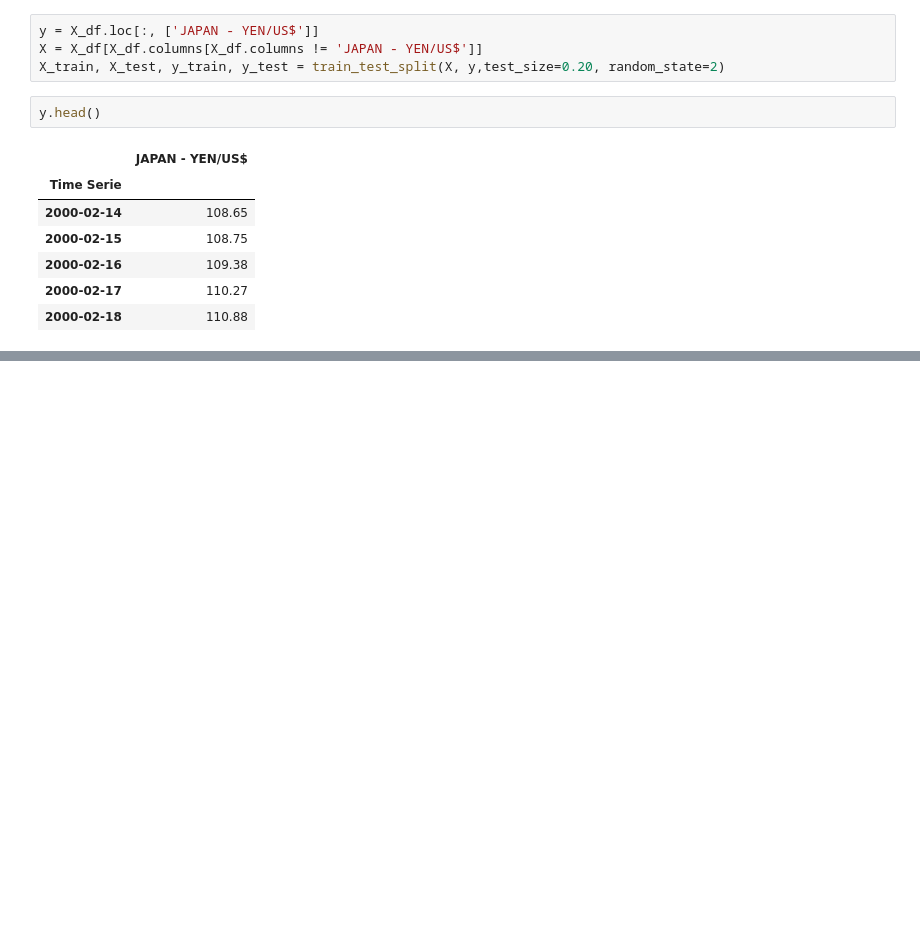
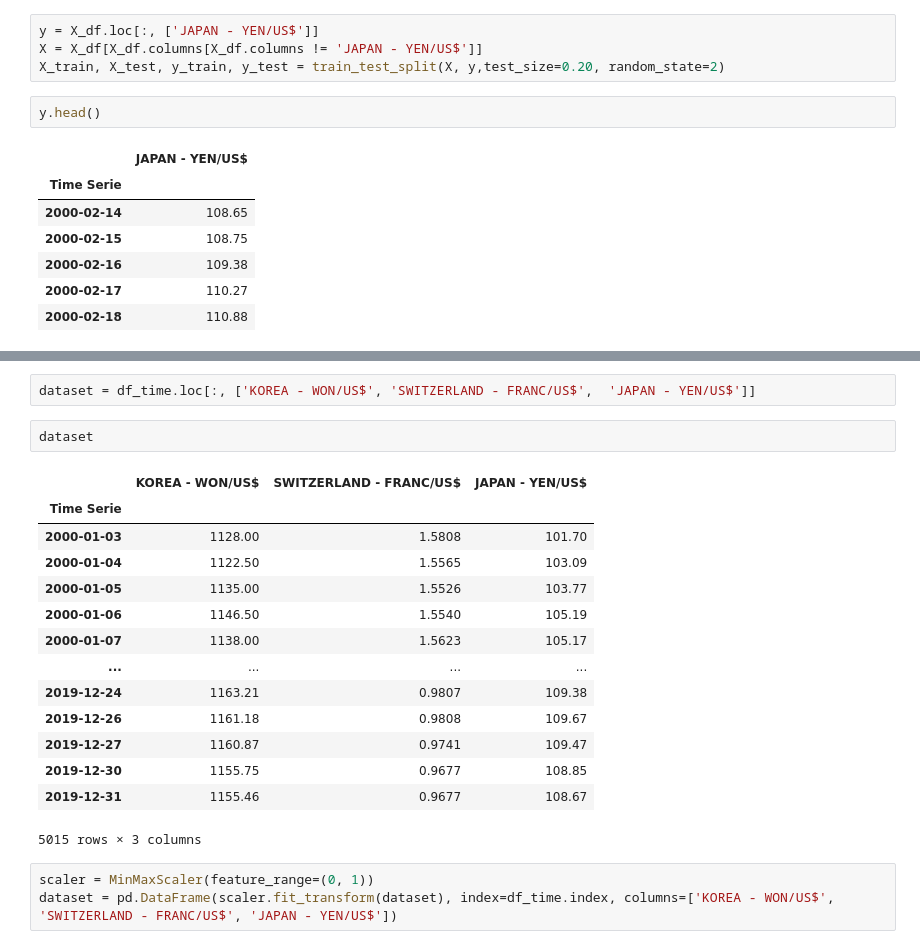
Before and after one commit to MasahiroMakino0706/Kaggle, a Jupyter notebook: FX/main.ipynb, the cells around one changed output, grey strips where cells are left out. Cells and saved outputs as stored; diff of their text form; blank space fills up the shorter version.

```diff
--- a/FX/main.ipynb
+++ b/FX/main.ipynb
@@ -391,0 +437,22 @@ plot_feature_importance(df_importance)
+# %%
+dataset = df_time.loc[:, ['KOREA - WON/US$', 'SWITZERLAND - FRANC/US$',  'JAPAN - YEN/US$']]
+# %%
+dataset
+# %% [output]
+|  | KOREA - WON/US$ | SWITZERLAND - FRANC/US$ | JAPAN - YEN/US$ |
+| Time Serie |  |  |  |
+| 2000-01-03 | 1128.00 | 1.5808 | 101.70 |
+| 2000-01-04 | 1122.50 | 1.5565 | 103.09 |
+| 2000-01-05 | 1135.00 | 1.5526 | 103.77 |
+| 2000-01-06 | 1146.50 | 1.5540 | 105.19 |
+| 2000-01-07 | 1138.00 | 1.5623 | 105.17 |
+| ... | ... | ... | ... |
+| 2019-12-24 | 1163.21 | 0.9807 | 109.38 |
+| 2019-12-26 | 1161.18 | 0.9808 | 109.67 |
+| 2019-12-27 | 1160.87 | 0.9741 | 109.47 |
+| 2019-12-30 | 1155.75 | 0.9677 | 108.85 |
+| 2019-12-31 | 1155.46 | 0.9677 | 108.67 |
+5015 rows × 3 columns
+# %%
+scaler = MinMaxScaler(feature_range=(0, 1))
+dataset = pd.DataFrame(scaler.fit_transform(dataset), index=df_time.index, columns=['KOREA - WON/US$', 'SWITZERLAND - FRANC/US$', 'JAPAN - YEN/US$'])
```
Also changed, not shown: parts of 42 cells of this notebook.
